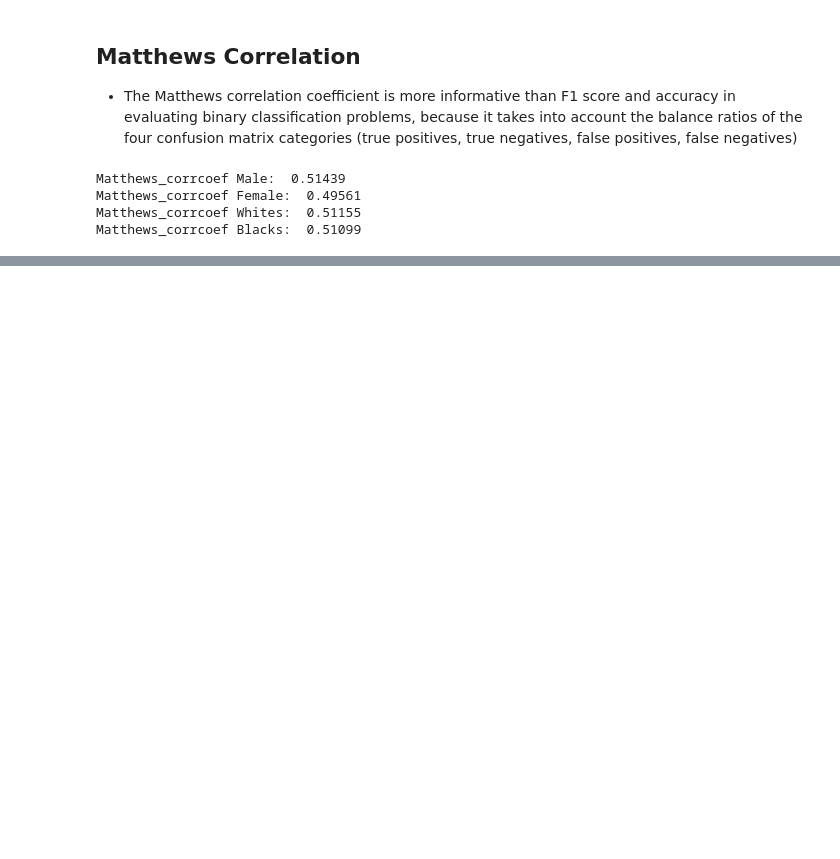
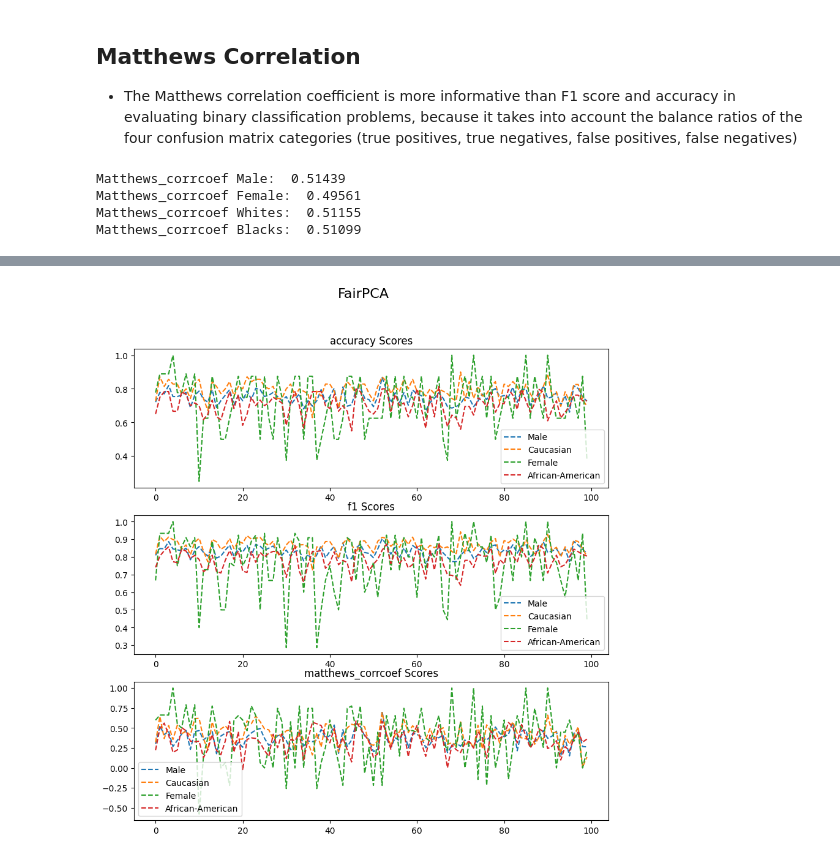
Before and after one commit to PHILIPWins/Algorithmic_Fairness, a Jupyter notebook: Assignment1/Assignemnt_02_philip.ipynb, the cells around one changed output, grey strips where cells are left out. Drawn from its saved outputs; the diff is of its cells as text; code cells hidden in the pictures; blank space fills up the shorter version.

```diff
--- a/Assignment1/Assignemnt_02_philip.ipynb
+++ b/Assignment1/Assignemnt_02_philip.ipynb
@@ -329,0 +597,3 @@ plt.show()
+# %%
+Xs_train_debiased_df = pd.DataFrame(Xs_train_debiased, index=X_train.index[:20000], columns=X_train.columns[:30])
+Xs_test_debiased_df = pd.DataFrame(Xs_test_debiased, index=X_test.index[:20000], columns=X_test.columns[:30])
@@ -329,0 +757,7 @@ plt.show()
+# %%
+for i in groups_test.index:
+    if i in Xs_test_debiased_df.index:
+        print(f"Index {i} exists in Xs_test_debiased_df")
+    else:
+        print(f"Index {i} does not exist in Xs_test_debiased_df")
+#Xs_test_debiased_df
@@ -329,0 +836,30 @@ plt.show()
+# %%
+
+f, axes = plt.subplots(3,1, figsize=(10,10))
+# Set a title for the entire figure
+f.suptitle("FairPCA", fontsize=16)
+for count, metric in enumerate(score_list):
+    for i in range(1,3):
+        if i == 1:
+            axes[count].plot(score_dict_race[i][metric], linestyle = "--", label = "Male")
+            axes[count].plot(score_dict_sex[i][metric], linestyle = "--", label = "Caucasian")
+
+        else:
+            axes[count].plot(score_dict_race[i][metric], linestyle = "--", label = "Female")
+            axes[count].plot(score_dict_sex[i][metric], linestyle = "--", label = "African-American")
+
+        axes[count].set_title(f"{metric} Scores")
+        axes[count].legend()
+
+
+
+
+        #plt.legend()
+
+#plt.title("FairPCA")
+plt.show()
+
+
+        #plt.title(f"{} Scores")
+# %% [output]
+[figure, added]
```
Also changed, not shown: parts of 34 cells of this notebook.
